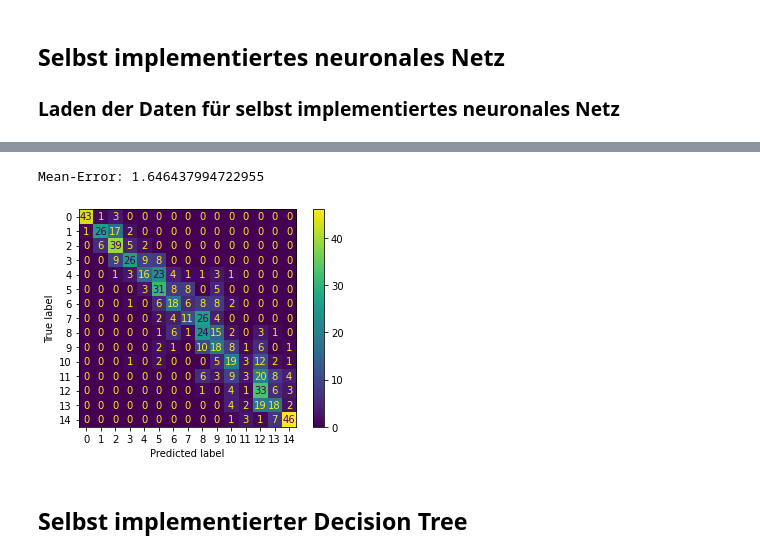
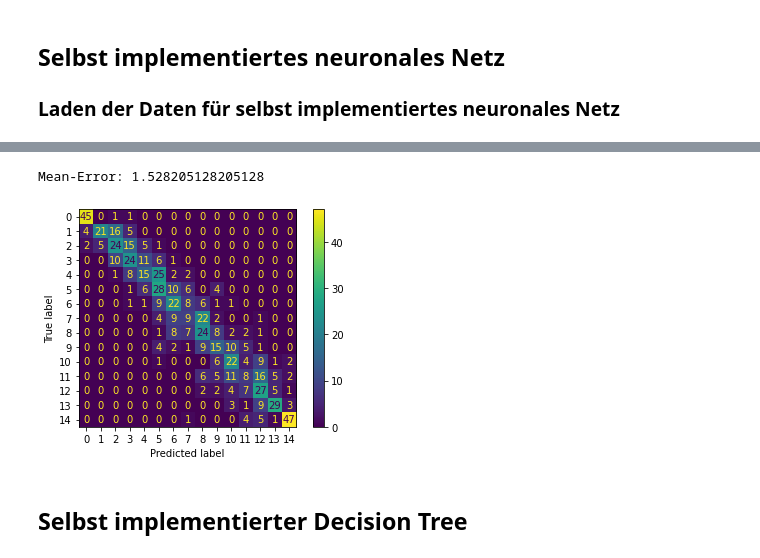
Before and after one commit to hajo1038/KI_Projekt, a Jupyter notebook: Presentation_Notebook.ipynb, the cells around one changed output, grey strips where cells are left out. Cells and saved outputs as stored; diff of their text form; code cells hidden in the pictures.

```diff
--- a/Presentation_Notebook.ipynb
+++ b/Presentation_Notebook.ipynb
@@ -164,9 +157,0 @@ X_val = (X_val - train_mean) / train_std
-# %%
-model = Model()
-model.add_layer(X_train.shape[1])
-model.add_layer(128)
-model.add_layer(64)
-model.add_layer(32)
-model.add_layer(y_train.shape[1])
-# %%
-model.train(X_train, y_train, epochs=1000, eta=0.01, mini_batch_size=16, val_x=X_val, val_y=y_val)
@@ -203,0 +158,13 @@ Accuracy = 0.48133333333333334
+# %%
+data_path = "./Image_proc/data_with_features_without_white.csv"
+if platform.system() == "Windows":
+    data_path = data_path.replace("/", "\\")
+
+X_train, X_test, y_train, y_test = load_ritter_sport_xy(data_path, test_size=0.25)
+
+X_train, X_val, y_train, y_val = train_test_split(X_train, y_train, test_size=0.15, random_state=0)
+train_mean = np.mean(X_train)
+train_std = np.std(X_train)
+X_train = (X_train - train_mean) / train_std
+X_test = (X_test - train_mean) / train_std
+X_val = (X_val - train_mean) / train_std
@@ -203,0 +173,7 @@ Accuracy = 0.48133333333333334
+# %%
+model_path = "./models/my_neural_net.pkl"
+if platform.system() == "Windows":
+    model_path = model_path.replace("/", "\\")
+
+with open(model_path, 'rb') as inp:
+    model = pickle.load(inp)
@@ -225,11 +204,11 @@ plt.show()
 # %%
 mean_diff = get_mean_error(model.predictions, y_test)
 print(f"Mean-Error: {mean_diff}")
-ConfusionMatrixDisplay.from_predictions(y_true, predictions)
+ConfusionMatrixDisplay.from_predictions(y_true, net_predictions)
 plt.show()
 # %% [output]
-Mean-Error: 1.646437994722955
+Mean-Error: 1.528205128205128
-[figure, old version]
+[figure, new version]
 # %% [markdown]
 ## Selbst implementierter Decision Tree
 # %%
```
Also changed, not shown: parts of 57 cells of this notebook, 1 other file.
